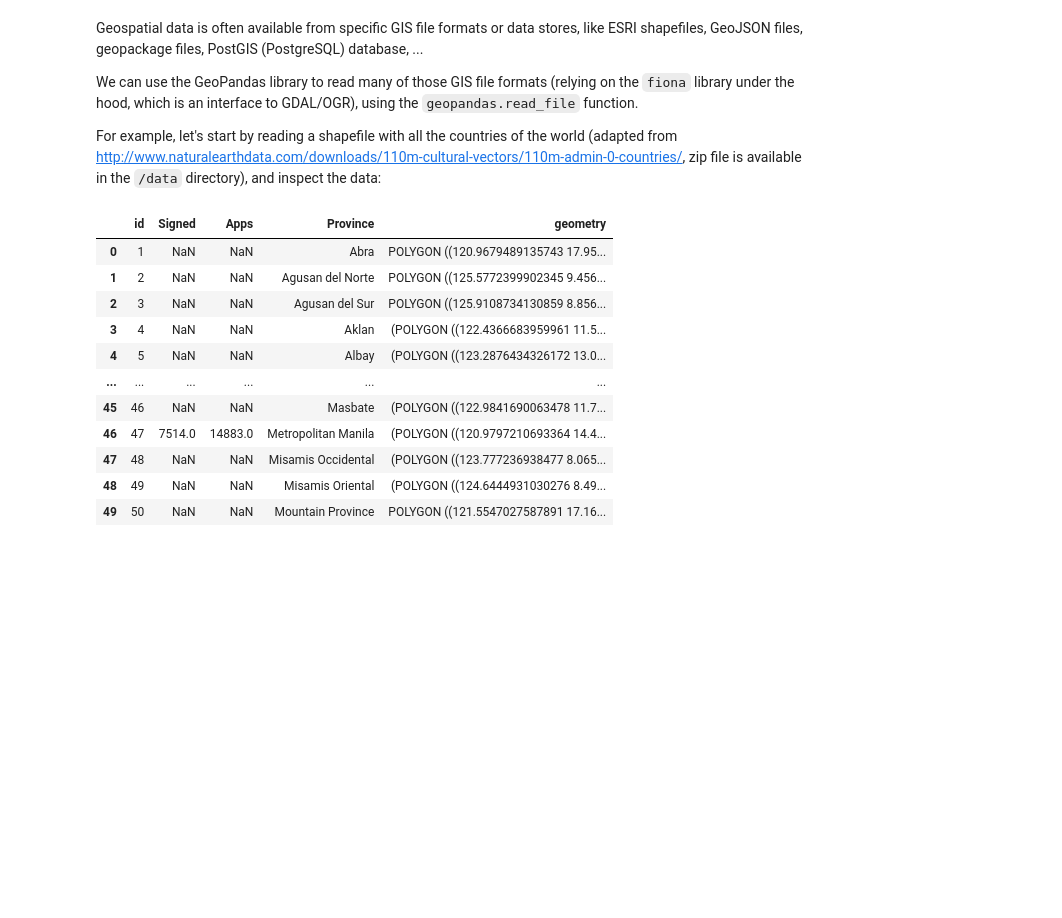
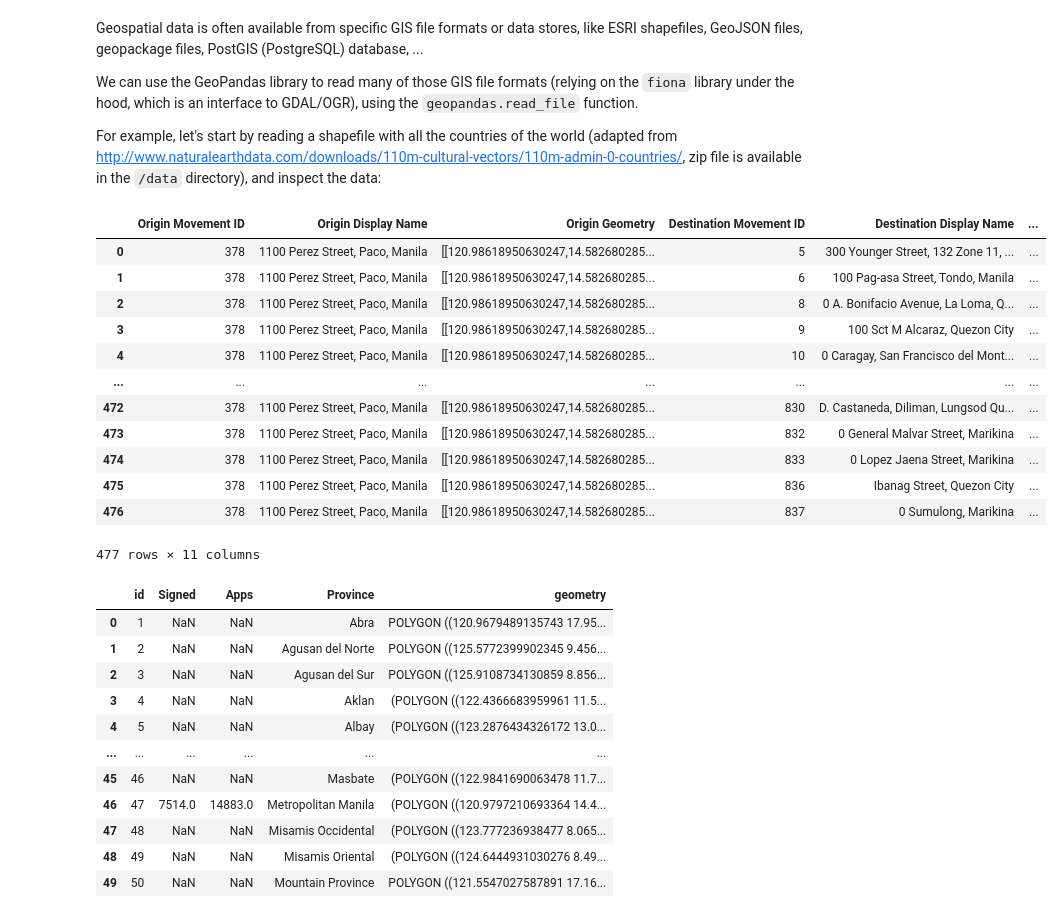
Before and after one commit to glenn6452/geopandas-philippines, a Jupyter notebook: 01-introduction-geospatial-data-Philippines.ipynb, the cells around one changed output. Drawn from its saved outputs; the diff is of its cells as text; code cells hidden in the pictures; blank space fills up the shorter version.

Commit message:
Uber Data

```diff
--- a/01-introduction-geospatial-data-Philippines.ipynb
+++ b/01-introduction-geospatial-data-Philippines.ipynb
@@ -5,8 +5,6 @@
 
 import pandas as pd
 import geopandas
-
-pd.options.display.max_rows = 10
 # %% [markdown]
 ## Importing geospatial data
 # %% [markdown]
@@ -18,7 +16,24 @@ For example, let's start by reading a shapefile with all the countries of the wo
 # %%
 province = geopandas.read_file("data/CashaCart.shp")
 # or if the archive is unpacked:
 # countries = geopandas.read_file("data/ne_110m_admin_0_countries/ne_110m_admin_0_countries.shp")
+df = pd.read_csv('data/Travel_Times - Manila.csv')
+travel = geopandas.read_file("data/Travel_Times - Manila.csv")
+travel
+# %% [output]
+|  | Origin Movement ID | Origin Display Name | Origin Geometry | Destination Movement ID | Destination Display Name | ... |
+| 0 | 378 | 1100 Perez Street, Paco, Manila | [[120.98618950630247,14.582680285... | 5 | 300 Younger Street, 132 Zone 11, ... | ... |
+| 1 | 378 | 1100 Perez Street, Paco, Manila | [[120.98618950630247,14.582680285... | 6 | 100 Pag-asa Street, Tondo, Manila | ... |
+| 2 | 378 | 1100 Perez Street, Paco, Manila | [[120.98618950630247,14.582680285... | 8 | 0 A. Bonifacio Avenue, La Loma, Q... | ... |
+| 3 | 378 | 1100 Perez Street, Paco, Manila | [[120.98618950630247,14.582680285... | 9 | 100 Sct M Alcaraz, Quezon City | ... |
+| 4 | 378 | 1100 Perez Street, Paco, Manila | [[120.98618950630247,14.582680285... | 10 | 0 Caragay, San Francisco del Mont... | ... |
+| ... | ... | ... | ... | ... | ... | ... |
+| 472 | 378 | 1100 Perez Street, Paco, Manila | [[120.98618950630247,14.582680285... | 830 | D. Castaneda, Diliman, Lungsod Qu... | ... |
+| 473 | 378 | 1100 Perez Street, Paco, Manila | [[120.98618950630247,14.582680285... | 832 | 0 General Malvar Street, Marikina | ... |
+| 474 | 378 | 1100 Perez Street, Paco, Manila | [[120.98618950630247,14.582680285... | 833 | 0 Lopez Jaena Street, Marikina | ... |
+| 475 | 378 | 1100 Perez Street, Paco, Manila | [[120.98618950630247,14.582680285... | 836 | Ibanag Street, Quezon City | ... |
+| 476 | 378 | 1100 Perez Street, Paco, Manila | [[120.98618950630247,14.582680285... | 837 | 0 Sumulong, Marikina | ... |
+477 rows × 11 columns
 # %%
 province.head(50)
 # %% [output]
```
Also changed, not shown: parts of 3 cells of this notebook, 10 other files.
